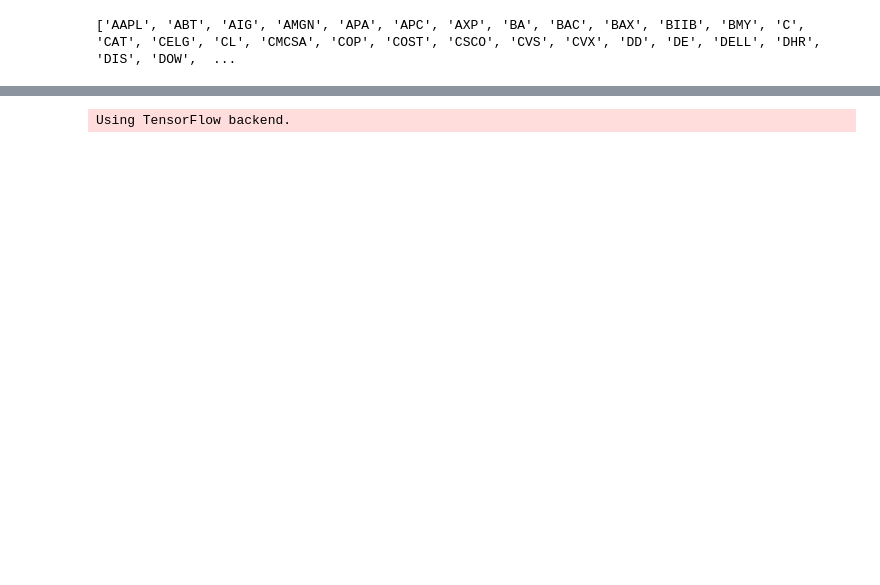
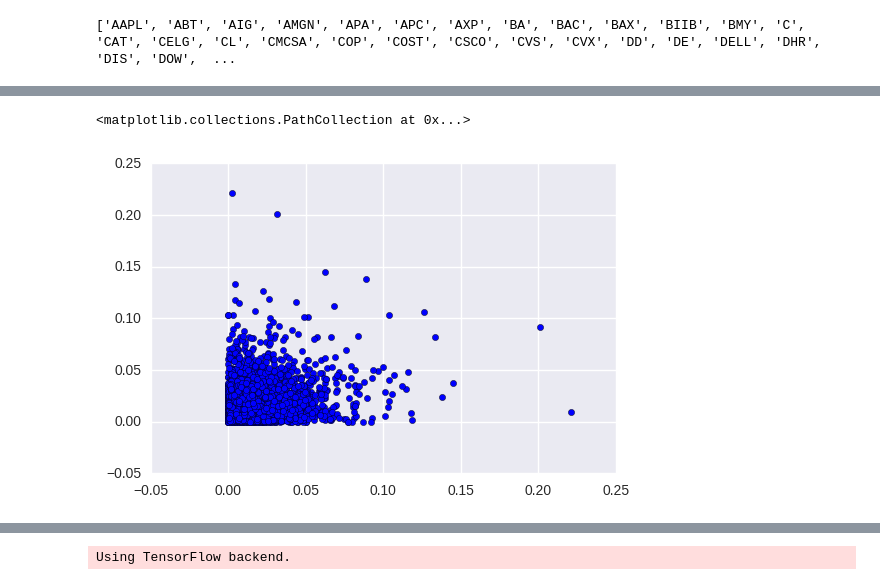
Before and after one commit to andrewwilson/mlnd, a Jupyter notebook: Capstone/Volatility-Prediction-Exploration.ipynb, the cells around one changed output, grey strips where cells are left out. Drawn from its saved outputs; the diff is of its cells as text; code cells hidden in the pictures; blank space fills up the shorter version.

```diff
--- a/Capstone/Volatility-Prediction-Exploration.ipynb
+++ b/Capstone/Volatility-Prediction-Exploration.ipynb
@@ -63,0 +60,5 @@ ds.X_train
+# %%
+plt.scatter(ds.X_train['vol'], ds.Y_train.iloc[:,0])
+# %% [output]
+<matplotlib.collections.PathCollection at 0x...>
+[figure, added]
```
Also changed, not shown: parts of 38 cells of this notebook, 17 other files.
